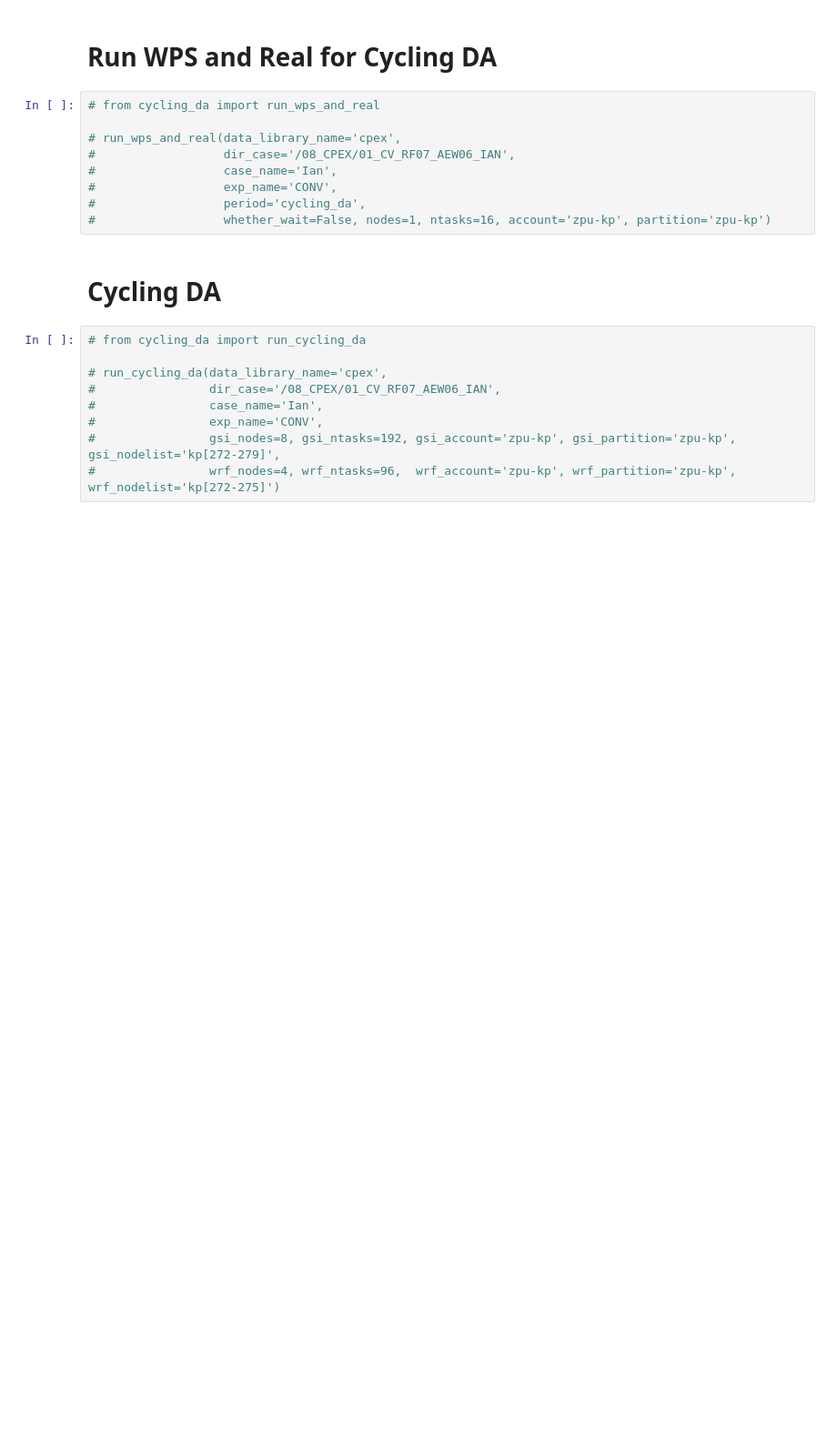
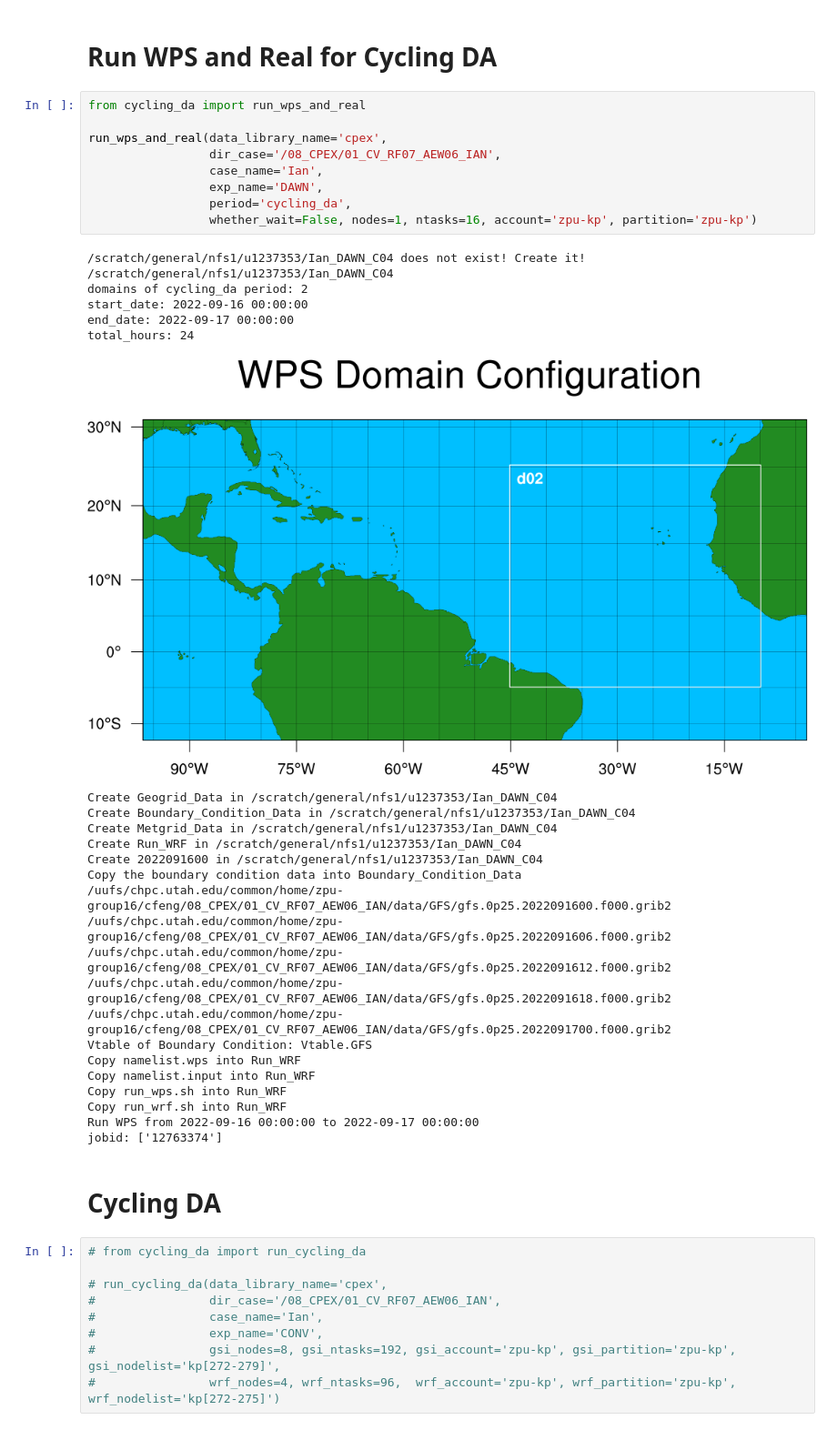
Before and after one commit to RoyCaitSith/climetlab-my-plugin, a Jupyter notebook: notebooks/cycling_da.ipynb, the cells around one changed output. Shown at 91% size. Saved outputs shown, nothing was run; the diff lists cells and outputs as text; blank space fills up the shorter version.

```diff
--- a/notebooks/cycling_da.ipynb
+++ b/notebooks/cycling_da.ipynb
@@ -1,14 +1,40 @@
 # %% [markdown]
 # Run WPS and Real for Cycling DA
 # %%
-# from cycling_da import run_wps_and_real
+from cycling_da import run_wps_and_real
 
-# run_wps_and_real(data_library_name='cpex',
-#                  dir_case='/08_CPEX/01_CV_RF07_AEW06_IAN',
-#                  case_name='Ian',
-#                  exp_name='CONV',
-#                  period='cycling_da',
-#                  whether_wait=False, nodes=1, ntasks=16, account='zpu-kp', partition='zpu-kp')
+run_wps_and_real(data_library_name='cpex',
+                 dir_case='/08_CPEX/01_CV_RF07_AEW06_IAN',
+                 case_name='Ian',
+                 exp_name='DAWN',
+                 period='cycling_da',
+                 whether_wait=False, nodes=1, ntasks=16, account='zpu-kp', partition='zpu-kp')
+# %% [output]
+/scratch/general/nfs1/u1237353/Ian_DAWN_C04 does not exist! Create it!
+/scratch/general/nfs1/u1237353/Ian_DAWN_C04
+domains of cycling_da period: 2
+start_date: 2022-09-16 00:00:00
+end_date: 2022-09-17 00:00:00
+total_hours: 24
+[figure, added]
+Create Geogrid_Data in /scratch/general/nfs1/u1237353/Ian_DAWN_C04
+Create Boundary_Condition_Data in /scratch/general/nfs1/u1237353/Ian_DAWN_C04
+Create Metgrid_Data in /scratch/general/nfs1/u1237353/Ian_DAWN_C04
+Create Run_WRF in /scratch/general/nfs1/u1237353/Ian_DAWN_C04
+Create 2022091600 in /scratch/general/nfs1/u1237353/Ian_DAWN_C04
+Copy the boundary condition data into Boundary_Condition_Data
+/uufs/chpc.utah.edu/common/home/zpu-group16/cfeng/08_CPEX/01_CV_RF07_AEW06_IAN/data/GFS/gfs.0p25.2022091600.f000.grib2
+/uufs/chpc.utah.edu/common/home/zpu-group16/cfeng/08_CPEX/01_CV_RF07_AEW06_IAN/data/GFS/gfs.0p25.2022091606.f000.grib2
+/uufs/chpc.utah.edu/common/home/zpu-group16/cfeng/08_CPEX/01_CV_RF07_AEW06_IAN/data/GFS/gfs.0p25.2022091612.f000.grib2
+/uufs/chpc.utah.edu/common/home/zpu-group16/cfeng/08_CPEX/01_CV_RF07_AEW06_IAN/data/GFS/gfs.0p25.2022091618.f000.grib2
+/uufs/chpc.utah.edu/common/home/zpu-group16/cfeng/08_CPEX/01_CV_RF07_AEW06_IAN/data/GFS/gfs.0p25.2022091700.f000.grib2
+Vtable of Boundary Condition: Vtable.GFS
+Copy namelist.wps into Run_WRF
+Copy namelist.input into Run_WRF
+Copy run_wps.sh into Run_WRF
+Copy run_wrf.sh into Run_WRF
+Run WPS from 2022-09-16 00:00:00 to 2022-09-17 00:00:00
+jobid: ['12763374']
 # %% [markdown]
 # Cycling DA
 # %%
```
Also changed, not shown: parts of 1 cell of this notebook, 4 other files.
